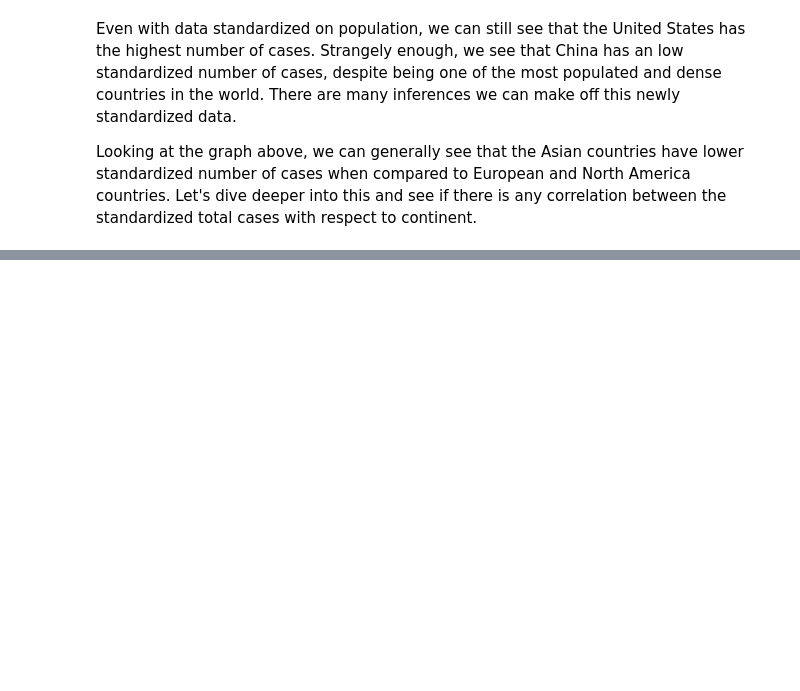
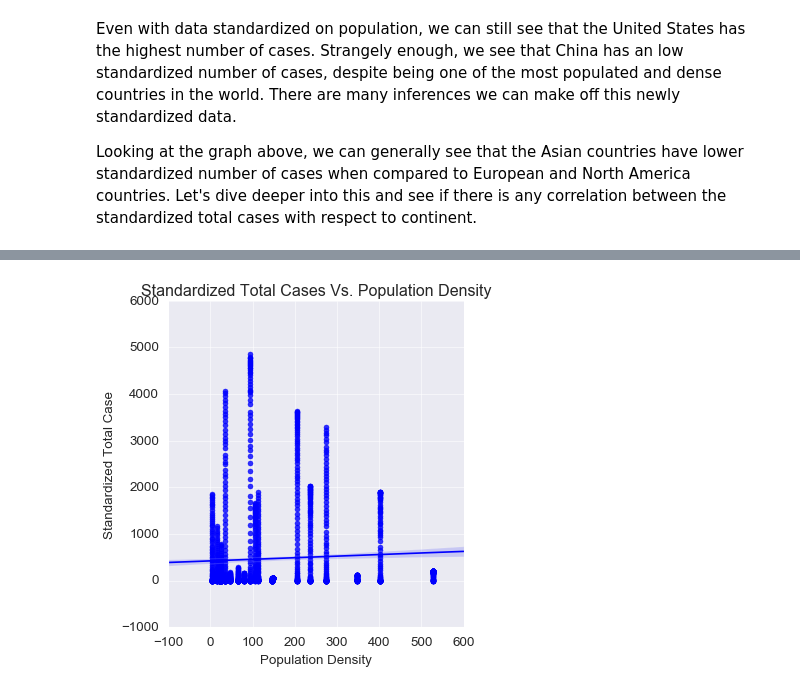
Before and after one commit to TEthanT/TEthanT.github.io, a Jupyter notebook: FinalProject.ipynb, the cells around one changed output, grey strips where cells are left out. Saved outputs shown, nothing was run; the diff lists cells and outputs as text; code cells hidden in the pictures; blank space fills up the shorter version.

Commit message:
Finished Regression Analysis

```diff
--- a/FinalProject.ipynb
+++ b/FinalProject.ipynb
@@ -242,0 +249,7 @@ pyplot.show()
+# %%
+import seaborn as sns
+from matplotlib import pyplot
+
+analysis_df = cpy_qdf.copy()
+analysis_df['date'] = pd.to_datetime(analysis_df.date, format="%Y-%m")
+analysis_df[400:410]
@@ -242,0 +269,14 @@ pyplot.show()
+# %%
+sns.set_style('darkgrid')
+ax = sns.lmplot(x='population_density', y='std_tot_cases', data=analysis_df, fit_reg=True)
+
+pyplot.ylabel('Standardized Total Case')
+pyplot.xlabel('Population Density')
+pyplot.title('Standardized Total Cases Vs. Population Density')
+#xticks = ax.get_xticks()
+# convert all xtick labels to selected format from ms timestamp
+#ax.set_xticklabels([pd.to_datetime(tm).strftime('%Y-%m-%d') for tm in xticks],
+# rotation=50)
+pyplot.show()
+# %% [output]
+[figure, added]
```
Also changed, not shown: parts of 21 cells of this notebook.
